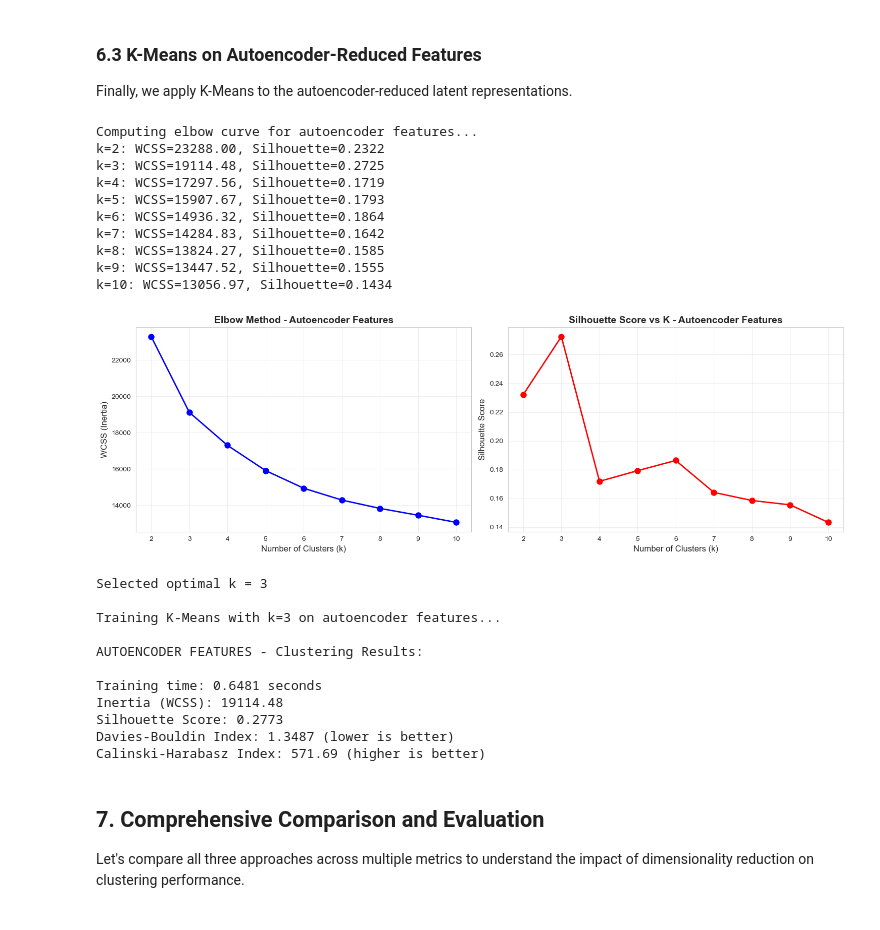
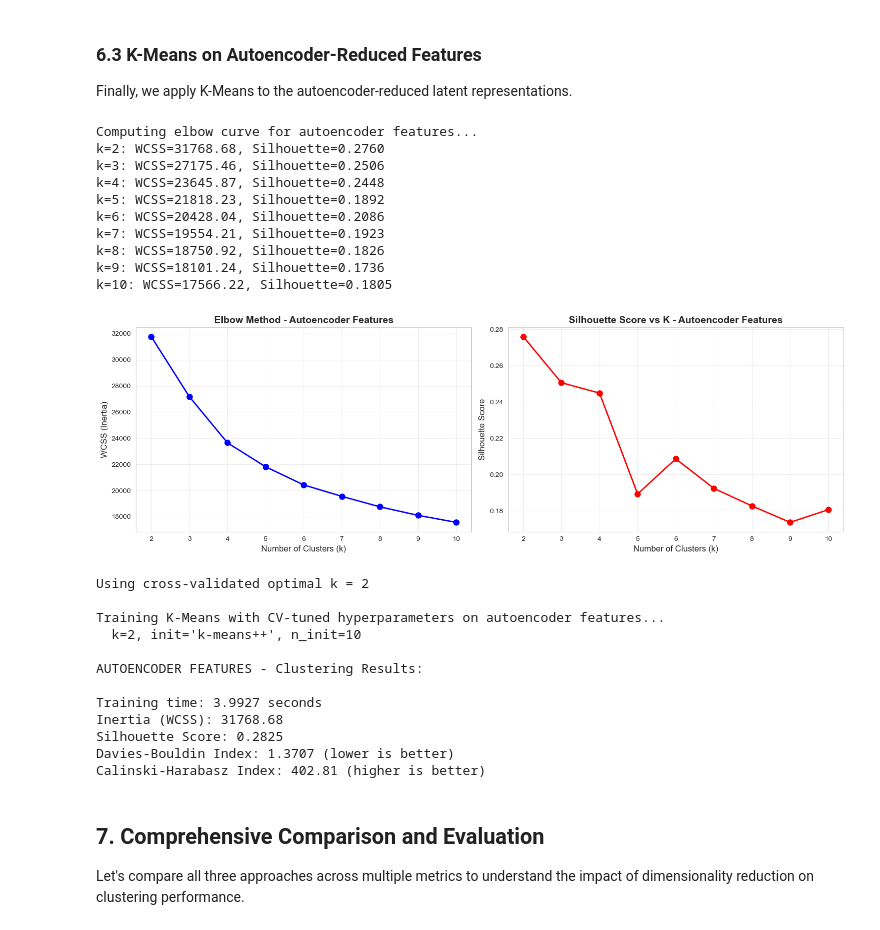
Before and after one commit to DavideDDB23/ML_HW_2, a Jupyter notebook: Customer Analysis Clustering.ipynb, the cells around one changed output. Drawn from its saved outputs; the diff is of its cells as text; code cells hidden in the pictures.

```diff
--- a/Customer Analysis Clustering.ipynb
+++ b/Customer Analysis Clustering.ipynb
@@ -1301,63 +1323,64 @@ ax2.grid(True, alpha=0.3)
 plt.tight_layout()
 plt.show()
 
-optimal_k_ae = 3
-print(f"\nSelected optimal k = {optimal_k_ae}")
+print(f"\nUsing cross-validated optimal k = {BEST_K}")
 
-# Train and evaluate
-print(f"\nTraining K-Means with k={optimal_k_ae} on autoencoder features...")
+# Train and evaluate with CV-tuned hyperparameters
+print(f"\nTraining K-Means with CV-tuned hyperparameters on autoencoder features...")
+print(f"  k={BEST_K}, init='{BEST_INIT}', n_init={BEST_N_INIT}")
 start_time = time.time()
 
 kmeans_ae = KMeans(
-    n_clusters=optimal_k_ae,
-    init='k-means++',
+    n_clusters=BEST_K,
+    init=BEST_INIT,
     max_iter=300,
-    n_init=10,
+    n_init=BEST_N_INIT,
     random_state=42
 )
 kmeans_ae.fit(X_train_ae)
 
 training_time_ae = time.time() - start_time
 
 labels_train_ae = kmeans_ae.labels_
 labels_val_ae = kmeans_ae.predict(X_val_ae)
 labels_test_ae = kmeans_ae.predict(X_test_ae)
 
 silhouette_ae = silhouette_score(X_test_ae, labels_test_ae)
 davies_bouldin_ae = davies_bouldin_score(X_test_ae, labels_test_ae)
 calinski_harabasz_ae = calinski_harabasz_score(X_test_ae, labels_test_ae)
 inertia_ae = kmeans_ae.inertia_
 
 print(f"\nAUTOENCODER FEATURES - Clustering Results:")
 print()
 print(f"Training time: {training_time_ae:.4f} seconds")
 print(f"Inertia (WCSS): {inertia_ae:.2f}")
 print(f"Silhouette Score: {silhouette_ae:.4f}")
 print(f"Davies-Bouldin Index: {davies_bouldin_ae:.4f} (lower is better)")
 print(f"Calinski-Harabasz Index: {calinski_harabasz_ae:.2f} (higher is better)")
 # %% [output]
 Computing elbow curve for autoencoder features...
-k=2: WCSS=23288.00, Silhouette=0.2322
-k=3: WCSS=19114.48, Silhouette=0.2725
-k=4: WCSS=17297.56, Silhouette=0.1719
-k=5: WCSS=15907.67, Silhouette=0.1793
-k=6: WCSS=14936.32, Silhouette=0.1864
-k=7: WCSS=14284.83, Silhouette=0.1642
-k=8: WCSS=13824.27, Silhouette=0.1585
-k=9: WCSS=13447.52, Silhouette=0.1555
-k=10: WCSS=13056.97, Silhouette=0.1434
+k=2: WCSS=31768.68, Silhouette=0.2760
+k=3: WCSS=27175.46, Silhouette=0.2506
+k=4: WCSS=23645.87, Silhouette=0.2448
+k=5: WCSS=21818.23, Silhouette=0.1892
+k=6: WCSS=20428.04, Silhouette=0.2086
+k=7: WCSS=19554.21, Silhouette=0.1923
+k=8: WCSS=18750.92, Silhouette=0.1826
+k=9: WCSS=18101.24, Silhouette=0.1736
+k=10: WCSS=17566.22, Silhouette=0.1805
-[figure, old version]
+[figure, new version]
-Selected optimal k = 3
+Using cross-validated optimal k = 2
 
-Training K-Means with k=3 on autoencoder features...
+Training K-Means with CV-tuned hyperparameters on autoencoder features...
+  k=2, init='k-means++', n_init=10
 
 AUTOENCODER FEATURES - Clustering Results:
 
-Training time: 0.6481 seconds
-Inertia (WCSS): 19114.48
-Silhouette Score: 0.2773
-Davies-Bouldin Index: 1.3487 (lower is better)
-Calinski-Harabasz Index: 571.69 (higher is better)
+Training time: 3.9927 seconds
+Inertia (WCSS): 31768.68
+Silhouette Score: 0.2825
+Davies-Bouldin Index: 1.3707 (lower is better)
+Calinski-Harabasz Index: 402.81 (higher is better)
 # %% [markdown]
 ## 7. Comprehensive Comparison and Evaluation
 
```
Also changed, not shown: parts of 12 cells of this notebook, 1 other file.
